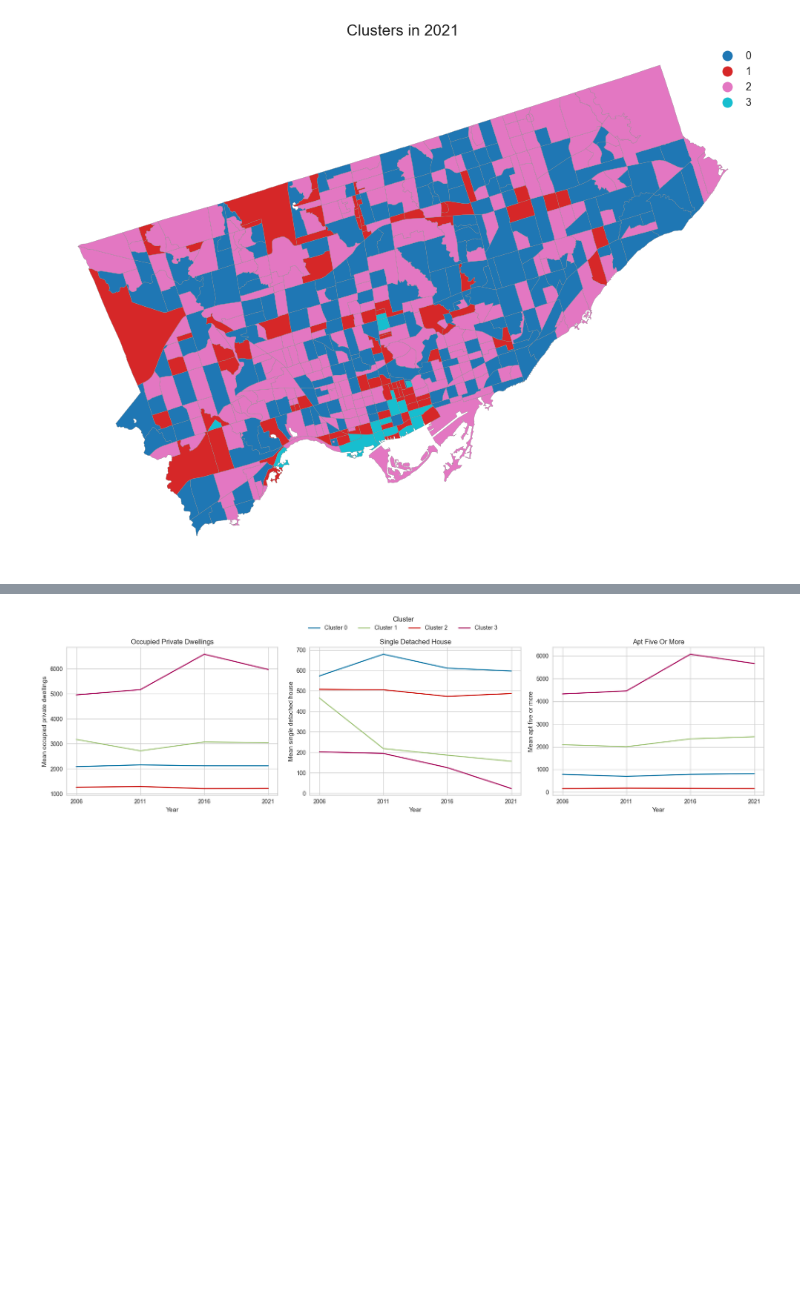
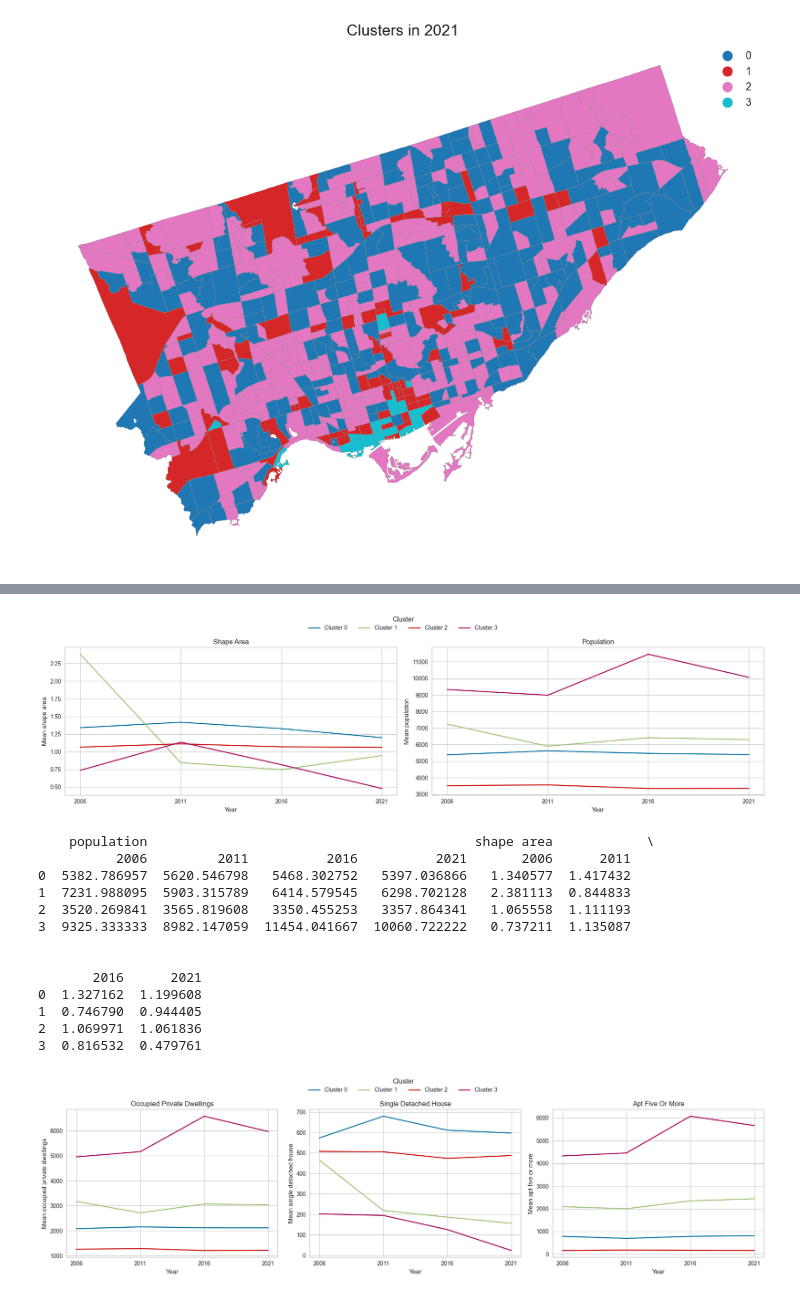
Before and after one commit to ecorbin567/piccard2, a Jupyter notebook: docs/abdulmohseen_experiments.ipynb, the cells around one changed output, grey strips where cells are left out. Cells and saved outputs as stored; diff of their text form; code cells hidden in the pictures; blank space fills up the shorter version.

Commit message:
adding visual that describe each cluster

```diff
--- a/docs/abdulmohseen_experiments.ipynb
+++ b/docs/abdulmohseen_experiments.ipynb
@@ -224,11 +226,11 @@ for year in ['2006', '2011', '2016', '2021']:
 # %%
 # list out all twelve of your variables
 cols = [
-    'occupied_private_dwellings', 'single_detached_house', 'apt_five_or_more',
+    'shape area', 'population'
 ]
 for year in years:
     prepared_cols = [f'{col}_{year}' for col in cols]
     means_per_cluster = network_table.groupby(f'cluster_assignment_{year}')[prepared_cols].mean()
 
-    print(means_per_cluster)
+    print(means_per_cluster.T)
 # %% [output]
@@ -252,3 +249,75 @@ cluster_assignment_2006
+# %%
+import pandas as pd
+import matplotlib.pyplot as plt
+
+years     = [2006, 2011, 2016, 2021]
+base_cols = ['shape area', 'population']
+
+# 1) build a per-year DataFrame whose columns are just the base names:
+dfs = {}
+for year in years:
+    df = (
+        network_table
+        .groupby(f'cluster_assignment_{year}')
+        [[f'{col}_{year}' for col in base_cols]]
+        .mean()
+        .rename(columns={f'{col}_{year}': col for col in base_cols})
+    )
+    dfs[year] = df
+
+# 2) concatenate so that MultiIndex columns = (variable, year)
+means_all = pd.concat(dfs, axis=1)
+means_all = means_all.swaplevel(0, 1, axis=1).sort_index(axis=1)
+
+# 3) make a 1×3 grid of subplots
+fig, axes = plt.subplots(1, len(base_cols), figsize=(18, 5), squeeze=False)
+axes = axes.flatten()
+
+for ax, var in zip(axes, base_cols):
+    df_var = means_all[var]   # now first‐level col = var
+    for cluster in df_var.index:
+        ax.plot(
+            df_var.columns.astype(int),    # [2006,2011,2016,2021]
+            df_var.loc[cluster],
+            label=f'Cluster {cluster}'
+        )
+    ax.set_title(var.replace('_',' ').title())
+    ax.set_xlabel('Year')
+    ax.set_ylabel(f"Mean {var.replace('_',' ')}")
+
+    ax.set_xticks(years)
+    ax.set_xticklabels([str(y) for y in years])
+
+# grab handles/labels from first subplot
+handles, labels = axes[0].get_legend_handles_labels()
+
+# place one legend above all subplots
+fig.legend(
+    handles, labels,
+    title='Cluster',
+    loc='upper center',
+    ncols=len(labels),
+    bbox_to_anchor=(0.5, 1.02)
+)
+
+plt.tight_layout(rect=[0, 0, 1, 0.92])
+plt.show()
+print(means_all)
+# %% [output]
+[figure, added]
+    population                                          shape area            \
+          2006         2011          2016          2021       2006      2011
+0  5382.786957  5620.546798   5468.302752   5397.036866   1.340577  1.417432
+1  7231.988095  5903.315789   6414.579545   6298.702128   2.381113  0.844833
+2  3520.269841  3565.819608   3350.455253   3357.864341   1.065558  1.111193
+3  9325.333333  8982.147059  11454.041667  10060.722222   0.737211  1.135087
+
+
+       2016      2021
+0  1.327162  1.199608
+1  0.746790  0.944405
+2  1.069971  1.061836
+3  0.816532  0.479761
 # %%
 import pandas as pd
 import matplotlib.pyplot as plt
```
Also changed, not shown: parts of 5 cells of this notebook.
